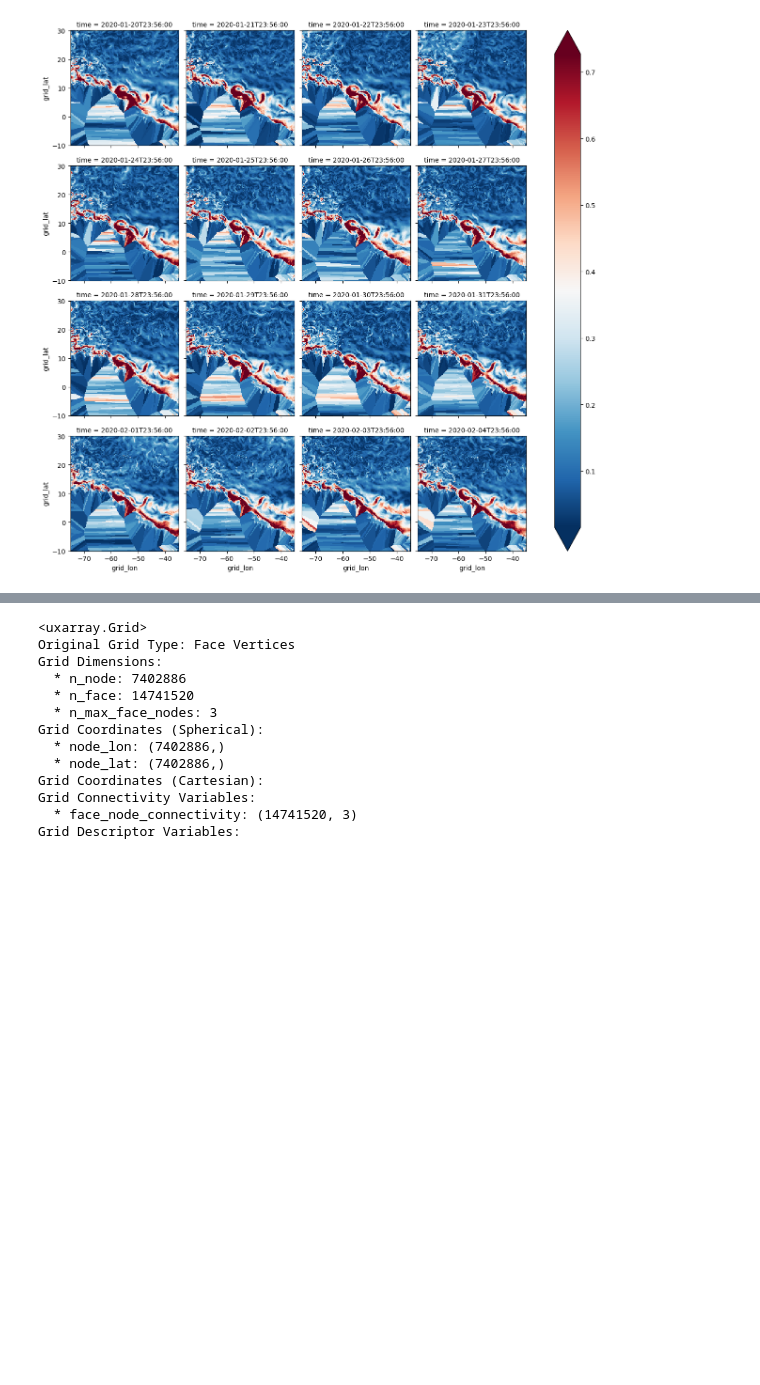
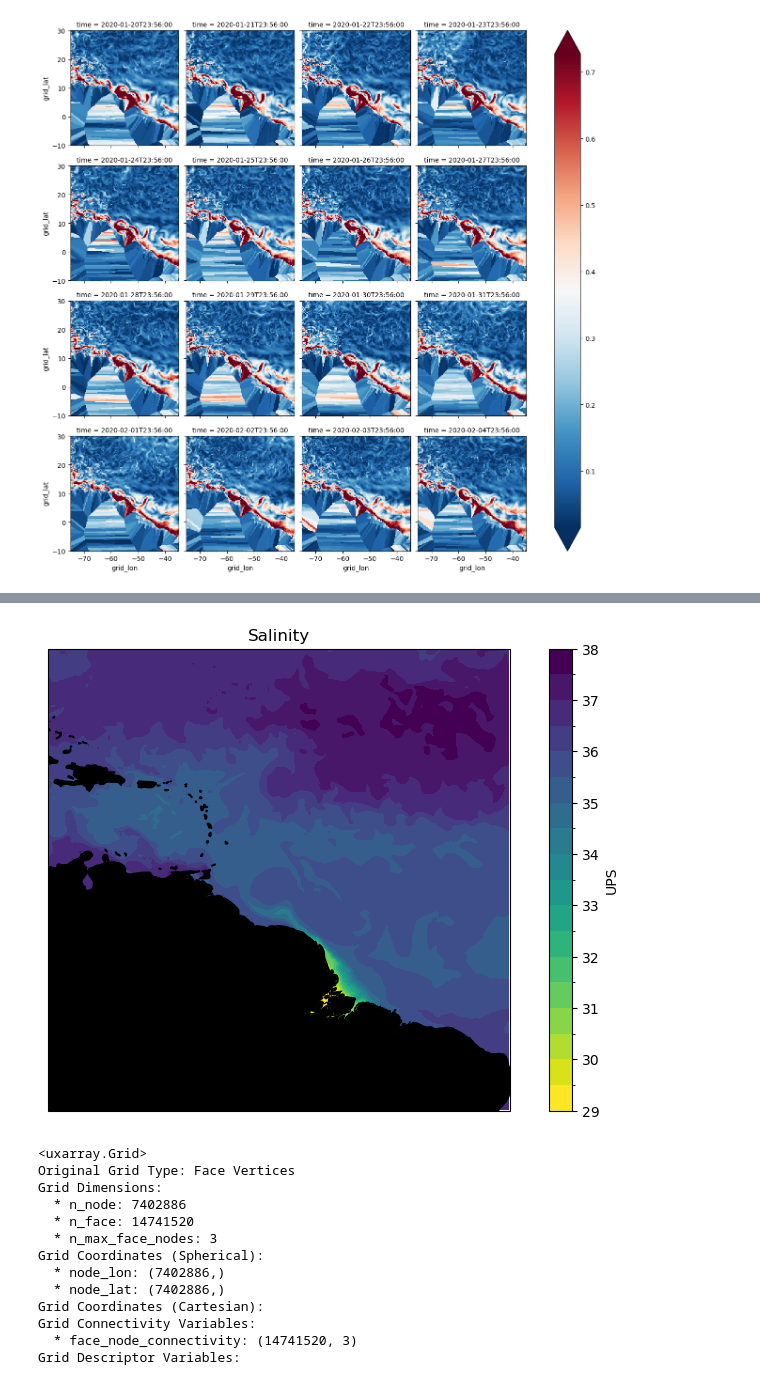
Before and after one commit to danliba/Amazon, a Jupyter notebook: NextGEMS/FESOM_Plume.ipynb, the cells around one changed output, grey strips where cells are left out. Saved outputs shown, nothing was run; the diff lists cells and outputs as text; code cells hidden in the pictures; blank space fills up the shorter version.

```diff
--- a/NextGEMS/FESOM_Plume.ipynb
+++ b/NextGEMS/FESOM_Plume.ipynb
@@ -505,3 +724,43 @@ sal_region.lat.data.min(), sal_region.lat.data.max()
+# %%
+# sal.sel(grid_lon=slice(-75,-35),grid_lat=slice(-10,30)).isel(time=0).plot(
+#     x="grid_lon", y="grid_lat",cmap='viridis_r')
+
+import cartopy.crs as ccrs
+import matplotlib.pyplot as plt
+import cartopy
+
+# Selección de la región y el primer timestep
+sal_map = sal.sel(grid_lon=slice(-75, -35), grid_lat=slice(-10, 30)).isel(time=0)
+
+# Crear figura y ejes con proyección
+fig = plt.figure(figsize=(10, 6))
+ax = plt.axes(projection=ccrs.PlateCarree())
+
+# Establecer fondo blanco
+# ax.set_facecolor("white")
+
+# Agregar datos
+sal_map.plot.contourf(
+    ax=ax,
+    transform=ccrs.PlateCarree(),
+    x='grid_lon',
+    y='grid_lat',
+    cmap='viridis_r',
+    cbar_kwargs={'label': 'UPS'},
+    robust=True,levels=20
+)
+
+land = ax.add_feature(
+    cartopy.feature.NaturalEarthFeature('physical','land','10m', facecolor='black'))
+
+# Añadir detalles del mapa
+ax.coastlines()
+ax.set_title('Salinity')
+ax.set_extent([-75, -35, -10, 30], crs=ccrs.PlateCarree())
+
+plt.show()
+# %% [output]
+[figure, added]
 # %%
 # Load node coordinates (nods dataset)
 node_lon = mesh_nodes.grid_center_lon.values  # shape: (n_nodes,)
```
Also changed, not shown: parts of 39 cells of this notebook.
